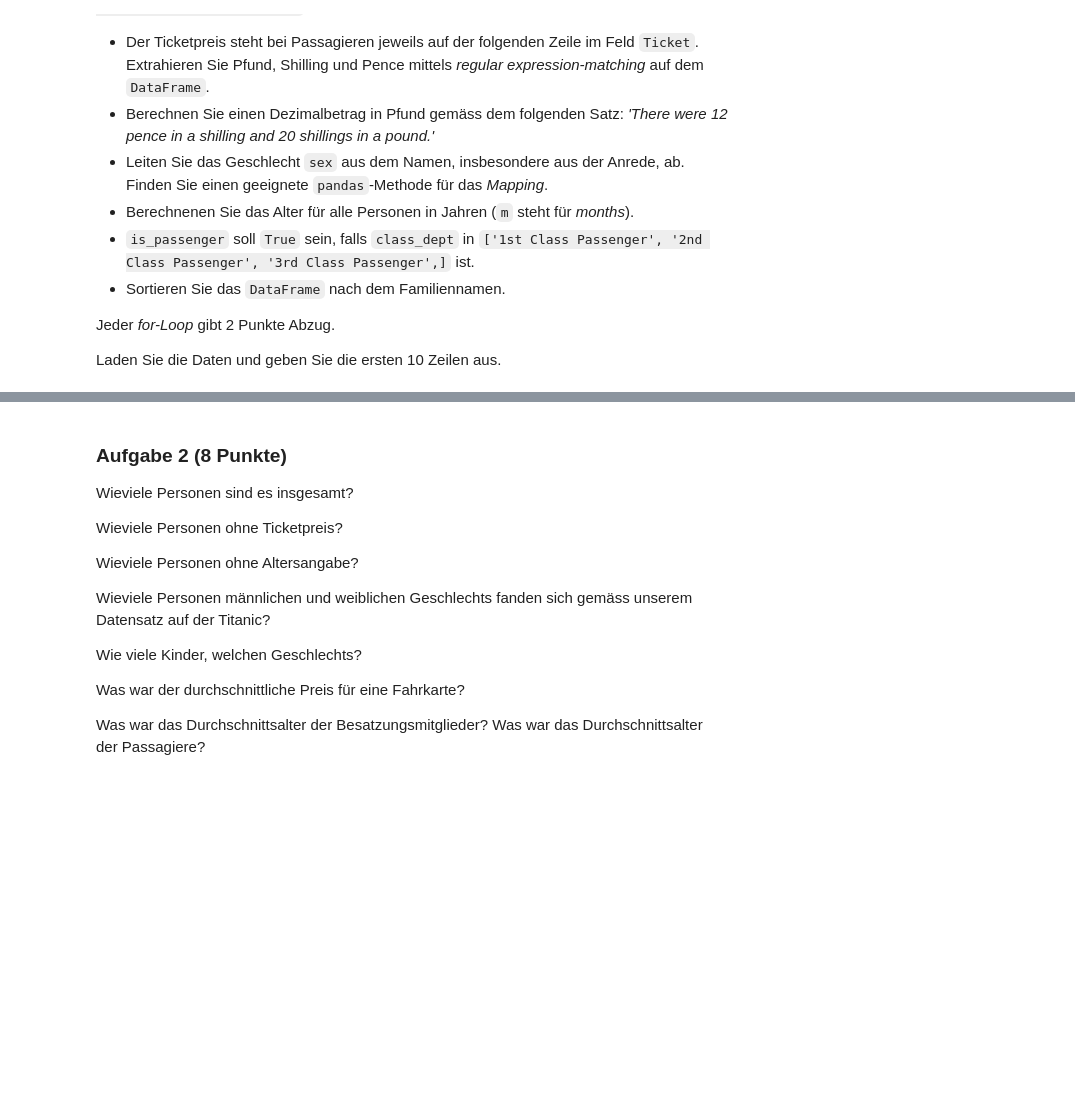
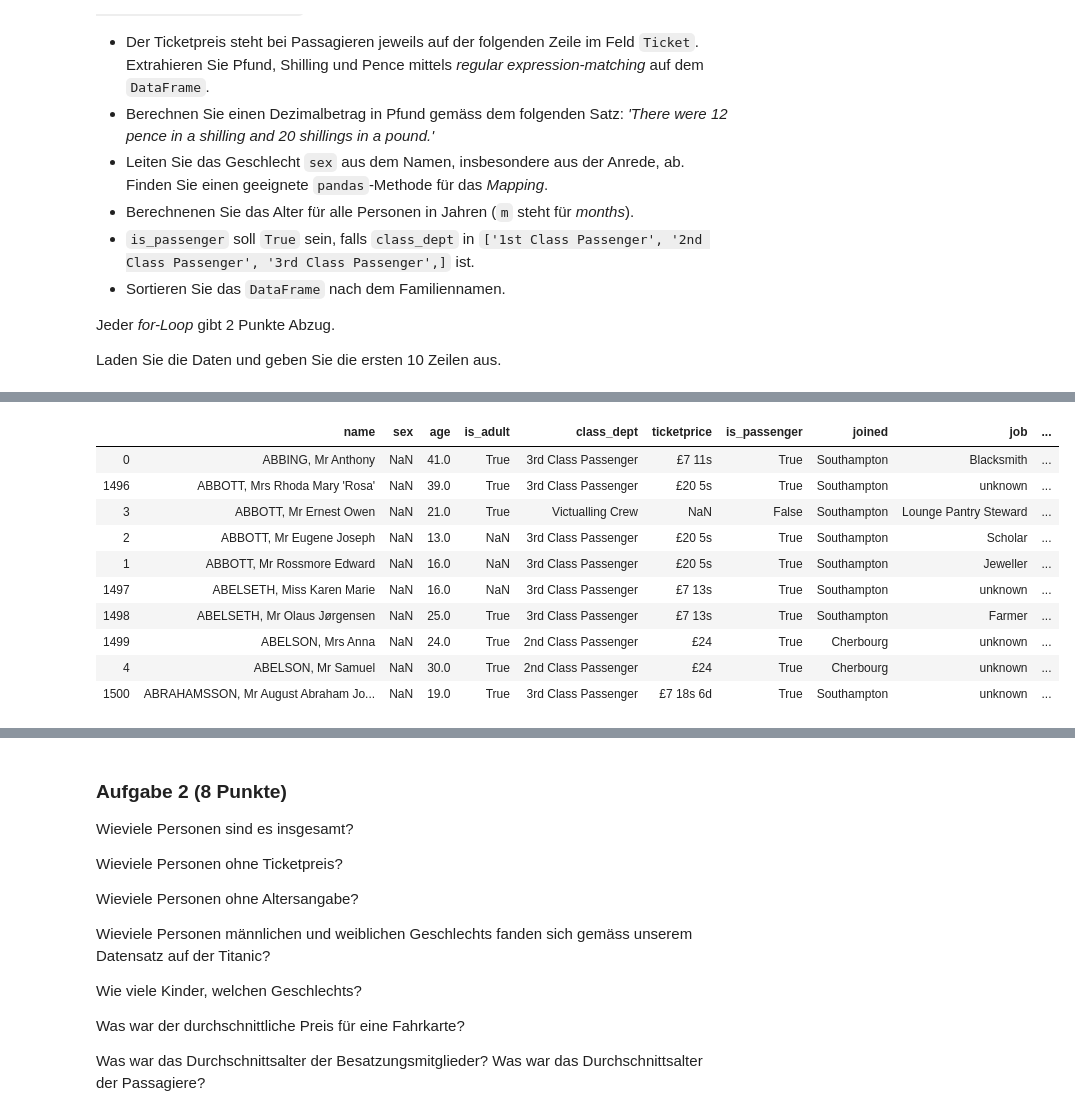
Before and after one commit to JuliaLauraMueller/dsp_hs2019, a Jupyter notebook: assignments/assignment11/exercise11.ipynb, the cells around one changed output, grey strips where cells are left out. Cells and saved outputs as stored; diff of their text form; code cells hidden in the pictures; blank space fills up the shorter version.

```diff
--- a/assignments/assignment11/exercise11.ipynb
+++ b/assignments/assignment11/exercise11.ipynb
@@ -57,0 +136,17 @@ import numpy as np
+# %%
+file = '../../data/titanic_survivors.csv'
+survivors_df = pd.read_csv(file, skiprows=5, sep=',', usecols=range(7))
+
+#drop unused column and switch ticketprice
+survivors_df.insert(3, 'Ticketprice', np.NaN)
+ticket_prices = survivors_df.loc[survivors_df['Ticket'].str.contains('£|s|d') == True, ['Ticketprice']] = survivors_df['Ticket']
+survivors_df['Ticketprice'] = survivors_df['Ticketprice'].shift(-1)
+
+survivors_df = survivors_df.dropna(subset=['Name'])
+
+# create new column for survived?
+survivors_df.insert(8, 'Survived', True)
+
+#Merge two files
+
+survivors_df.tail(5)
@@ -57,0 +160,71 @@ import numpy as np
+# %%
+file = '../../data/titanic_victims.csv'
+victims_df = pd.read_csv(file, skiprows=5, sep=',', usecols=range(7))
+
+#drop unused column and switch ticketprice
+victims_df.insert(3, 'Ticketprice', np.NaN)
+ticket_prices = victims_df.loc[victims_df['Ticket'].str.contains('£|s|d') == True, ['Ticketprice']] = victims_df['Ticket']
+victims_df['Ticketprice'] = victims_df['Ticketprice'].shift(-1)
+
+# drop not neccassary row with NaN
+victims_df = victims_df.dropna(subset=['Name'])
+survivors_df = survivors_df.dropna(subset=['Name'])
+# create new column for survived
+victims_df.insert(8, 'Survived', False)
+#survivors_df.insert(8, 'Survived', True) --> already used above
+
+#Merge two files
+frames = [victims_df, survivors_df]
+titanic_df = pd.concat(frames, ignore_index=True, sort=False)
+#print(titanic_df['Age'].unique())
+
+#drop Ticket
+titanic_df = titanic_df.drop(columns=['Ticket'])
+
+# Calculate a decimal amount in pounds
+
+
+#Rename columns
+titanic_df.rename(columns={'Name': 'name', 'Age': 'age', 'Class/Dept': 'class_dept', 'Ticketprice': 'ticketprice', 'Joined': 'joined',
+                   'Job': 'job', 'Boat [Body]': 'boat_body', 'Survived': 'survived'}, inplace=True)
+
+#Replace Nan-Values
+values = {'job':'unknown', 'boat_body':'unknown'}
+titanic_df = titanic_df.fillna(value=values)
+
+#clean Age column with years (m=months)
+result_Age = titanic_df.loc[titanic_df['age'].str.contains('m') == True, ['age']] = round((1/12) * titanic_df['age'].str.split('m').str[0].astype('float64'), 1)
+
+#insert new columns
+titanic_df.insert(1, 'sex', np.NaN)
+titanic_df.insert(3, 'is_adult', np.NaN)
+titanic_df.insert(6, 'is_passenger', np.NaN)
+
+# Give is_Adult values
+titanic_df['age']= titanic_df['age'].astype(float)
+titanic_df['is_adult'] = titanic_df.loc[titanic_df['age'] > 17, ['is_adult']] == True
+titanic_df['is_adult'] = titanic_df.loc[titanic_df['is_adult'] == False, ['is_adult']] == False
+
+# is_passenger soll True sein, falls class_dept in ['1st Class Passenger', '2nd Class Passenger', '3rd Class Passenger',] ist.
+titanic_df['is_passenger'] = titanic_df['class_dept'].isin(['1st Class Passenger', '2nd Class Passenger', '3rd Class Passenger'])
+
+# define 'sex' by name
+
+
+# sort dataframe --> familyname
+cleaned_titanic_df = titanic_df.sort_values(by=['name'], ascending=True)
+
+
+cleaned_titanic_df.head(10)
+# %% [output]
+|  | name | sex | age | is_adult | class_dept | ticketprice | is_passenger | joined | job | ... |
+| 0 | ABBING, Mr Anthony | NaN | 41.0 | True | 3rd Class Passenger | £7 11s | True | Southampton | Blacksmith | ... |
+| 1496 | ABBOTT, Mrs Rhoda Mary 'Rosa' | NaN | 39.0 | True | 3rd Class Passenger | £20 5s | True | Southampton | unknown | ... |
+| 3 | ABBOTT, Mr Ernest Owen | NaN | 21.0 | True | Victualling Crew | NaN | False | Southampton | Lounge Pantry Steward | ... |
+| 2 | ABBOTT, Mr Eugene Joseph | NaN | 13.0 | NaN | 3rd Class Passenger | £20 5s | True | Southampton | Scholar | ... |
+| 1 | ABBOTT, Mr Rossmore Edward | NaN | 16.0 | NaN | 3rd Class Passenger | £20 5s | True | Southampton | Jeweller | ... |
+| 1497 | ABELSETH, Miss Karen Marie | NaN | 16.0 | NaN | 3rd Class Passenger | £7 13s | True | Southampton | unknown | ... |
+| 1498 | ABELSETH, Mr Olaus Jørgensen | NaN | 25.0 | True | 3rd Class Passenger | £7 13s | True | Southampton | Farmer | ... |
+| 1499 | ABELSON, Mrs Anna | NaN | 24.0 | True | 2nd Class Passenger | £24 | True | Cherbourg | unknown | ... |
+| 4 | ABELSON, Mr Samuel | NaN | 30.0 | True | 2nd Class Passenger | £24 | True | Cherbourg | unknown | ... |
+| 1500 | ABRAHAMSSON, Mr August Abraham Jo... | NaN | 19.0 | True | 3rd Class Passenger | £7 18s 6d | True | Southampton | unknown | ... |
```
Also changed, not shown: parts of 18 cells of this notebook, 1 other file.
